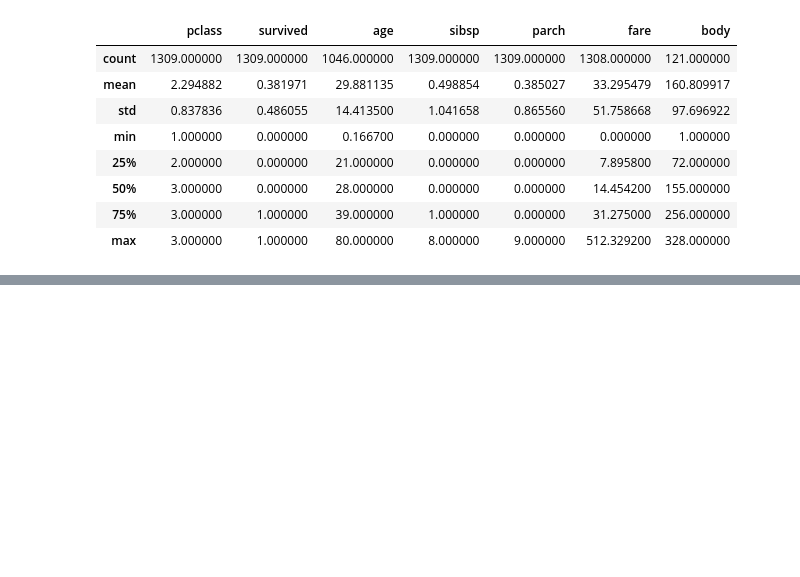
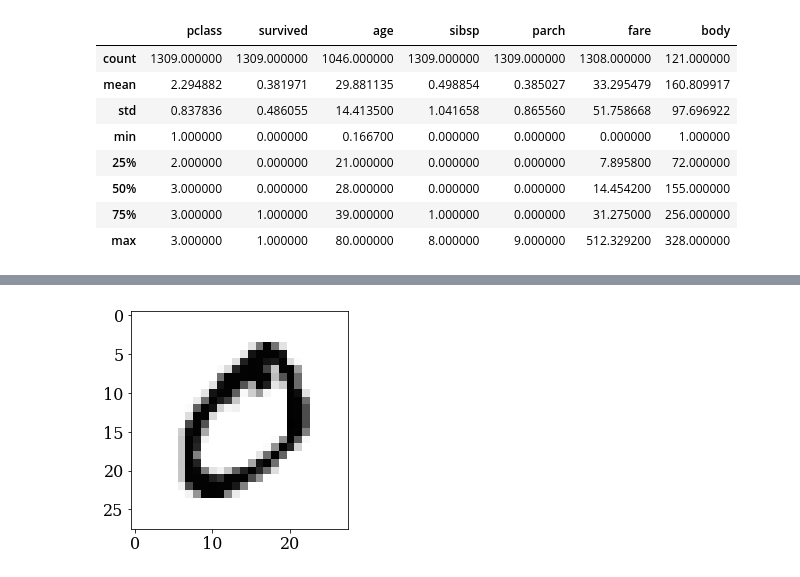
Before and after one commit to Chao8219/ml-101, a Jupyter notebook: demo.ipynb, the cells around one changed output, grey strips where cells are left out. Cells and saved outputs as stored; diff of their text form; code cells hidden in the pictures; blank space fills up the shorter version.

```diff
--- a/demo.ipynb
+++ b/demo.ipynb
@@ -7,0 +1,11 @@ import seaborn as sns
+# %%
+import pandas
+import numpy
+from matplotlib import pyplot
+import seaborn
+import tensorflow
+import keras
+
+%matplotlib inline
+pyplot.rcParams['font.family'] = 'serif'
+pyplot.rcParams['font.size'] = 16
@@ -43,0 +52,4 @@ raw_data.describe()
+# %%
+(x_train, y_train),(x_test, y_test) = keras.datasets.mnist.load_data()
+x_train.shape
+type(x_train[0,0,0])
@@ -43,0 +60,8 @@ raw_data.describe()
+# %%
+x_train = x_train.reshape(x_train.shape[0], 28, 28,1)
+x_train = x_train.astype('float32') / 255.
+n = 1
+pyplot.imshow(x_train[n].reshape(28,28),cmap='Greys', interpolation='nearest')
+pyplot.show()
+# %% [output]
+[figure, added]
```
Also changed, not shown: parts of 12 cells of this notebook.
